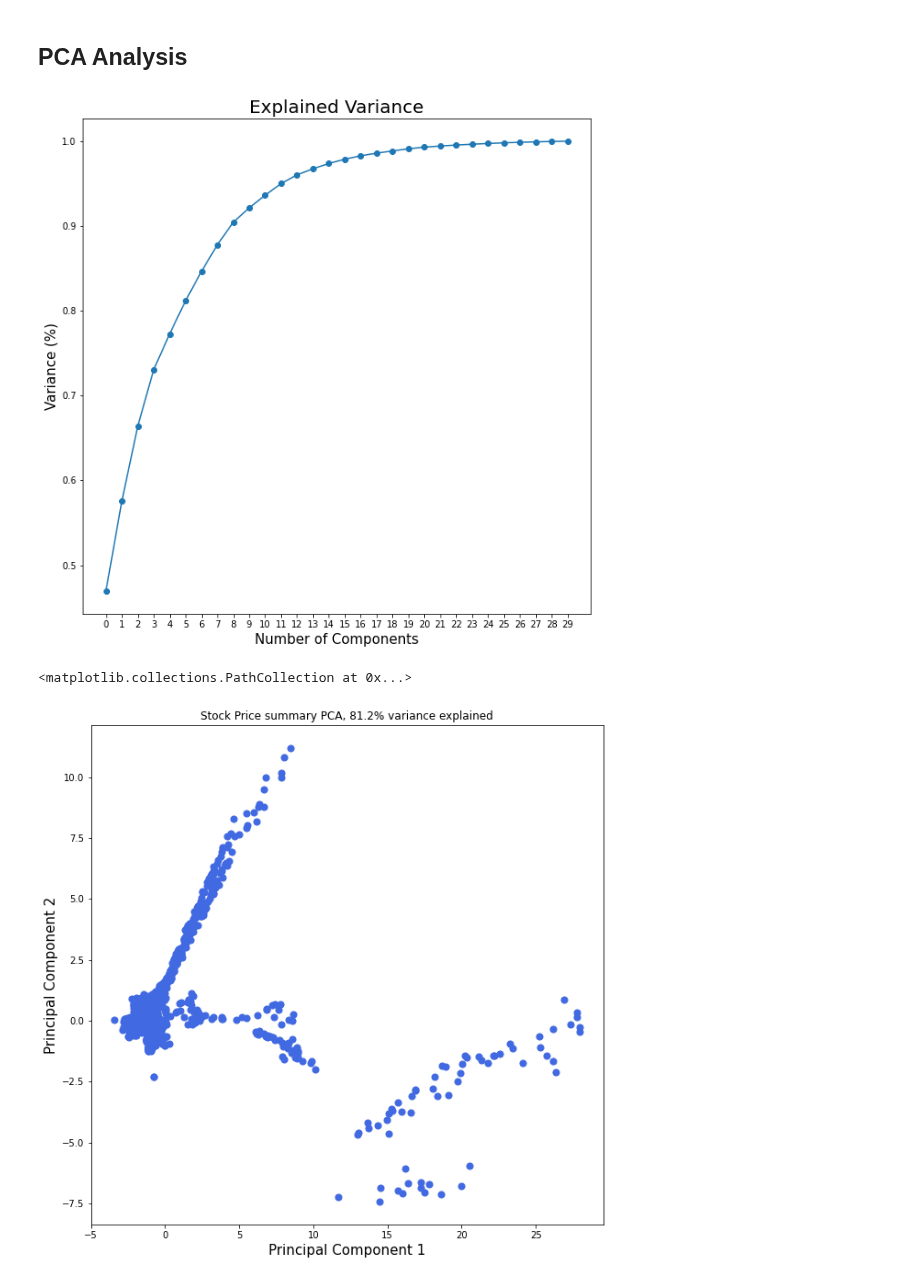
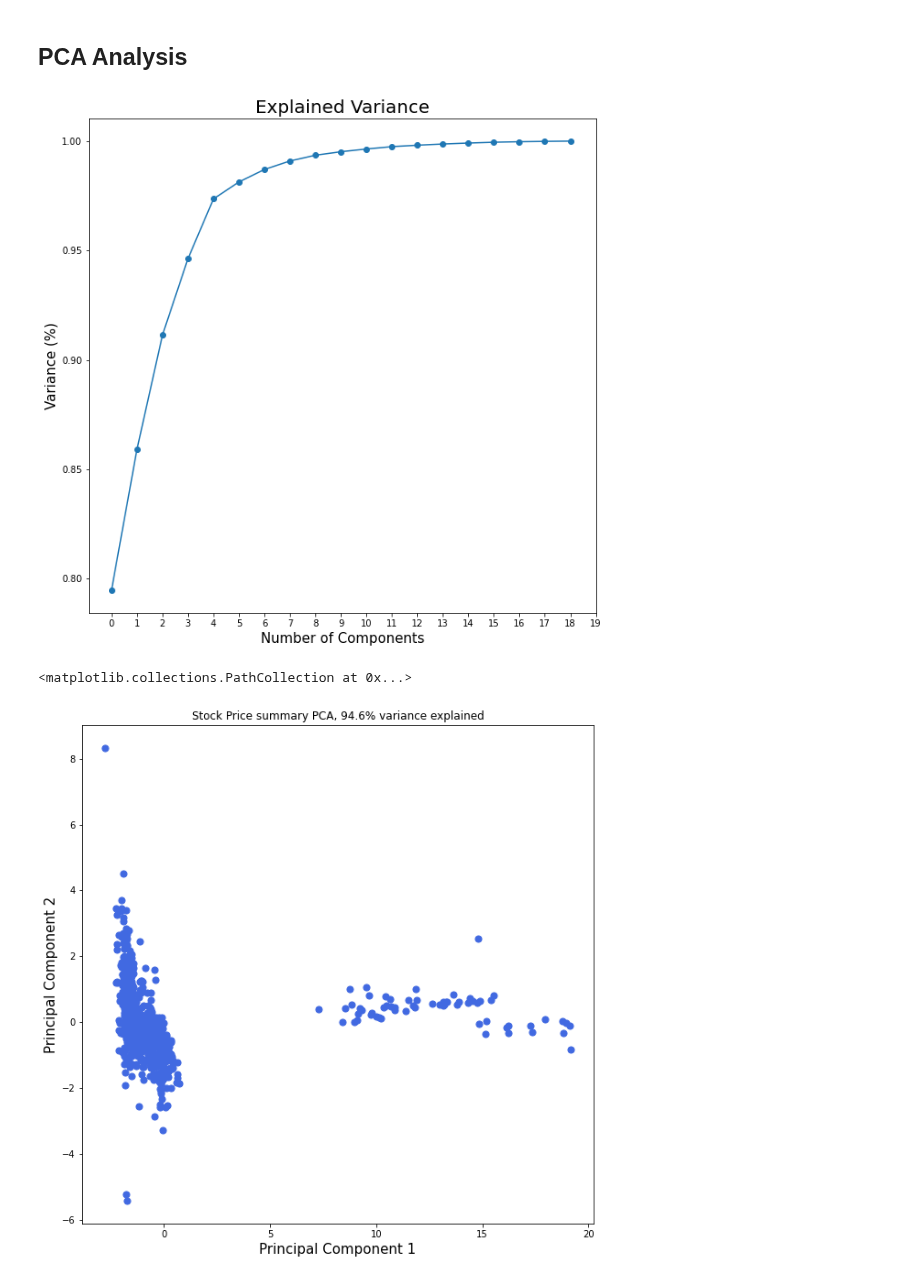
Before and after one commit to kenneykwan/Springboard, a Jupyter notebook: Capstone2-CCI30Index/Capstone 2 CCI30 Index - EDA.ipynb, the cells around one changed output. Cells and saved outputs as stored; diff of their text form; code cells hidden in the pictures.

Commit message:
Data Wrangling and EDA update
-Fixed data cleaning. Removed columns with missing values over 1500

Re ran PCA analysis on new data. 3 components explain 95% of the variance

```diff
--- a/Capstone2-CCI30Index/Capstone 2 CCI30 Index - EDA.ipynb
+++ b/Capstone2-CCI30Index/Capstone 2 CCI30 Index - EDA.ipynb
@@ -133,29 +170,29 @@ plt.xlabel('Number of Components', fontsize = 15)
 plt.ylabel('Variance (%)', fontsize = 15)
 plt.title('Explained Variance', fontsize = 20)
 
-plt.xticks(np.arange(0,30,1))
+plt.xticks(np.arange(0,len(stock_prices.columns)+1,1))
 
 # show the plot
 plt.show()
 # %% [output]
-[figure, old version]
+[figure, new version]
 # %%
 # create a PCA modified dataset
-pca_dataset = PCA(n_components=5).fit(stock_scaled).transform(stock_scaled)
+pca_dataset = PCA(n_components=3).fit(stock_scaled).transform(stock_scaled)
 
 # store it in a new data frame
-pca_dataset= pd.DataFrame(data = pca_dataset, columns = ['principal component 1', 'principal component 2','principal component 3','principal component 4','principal component 5'])
-pc_var = 100 * stock_price_PCA.explained_variance_ratio_.cumsum()[5]
+pca_dataset= pd.DataFrame(data = pca_dataset, columns = ['principal component 1', 'principal component 2','principal component 3'])
+pc_var = 100 * stock_price_PCA.explained_variance_ratio_.cumsum()[3]
 # define a figure
 plt.figure()
 
 # define the label and title
 plt.xlabel('Principal Component 1', fontsize = 15)
 plt.ylabel('Principal Component 2', fontsize = 15)
 plt.title(f'Stock Price summary PCA, {pc_var:.1f}% variance explained')
 
 # plot the figure
 plt.scatter(pca_dataset['principal component 1'], pca_dataset['principal component 2'], c='royalBlue', s = 50)
 # %% [output]
 <matplotlib.collections.PathCollection at 0x...>
-[figure, old version]
+[figure, new version]
```
Also changed, not shown: parts of 8 cells of this notebook, 1 other file.
